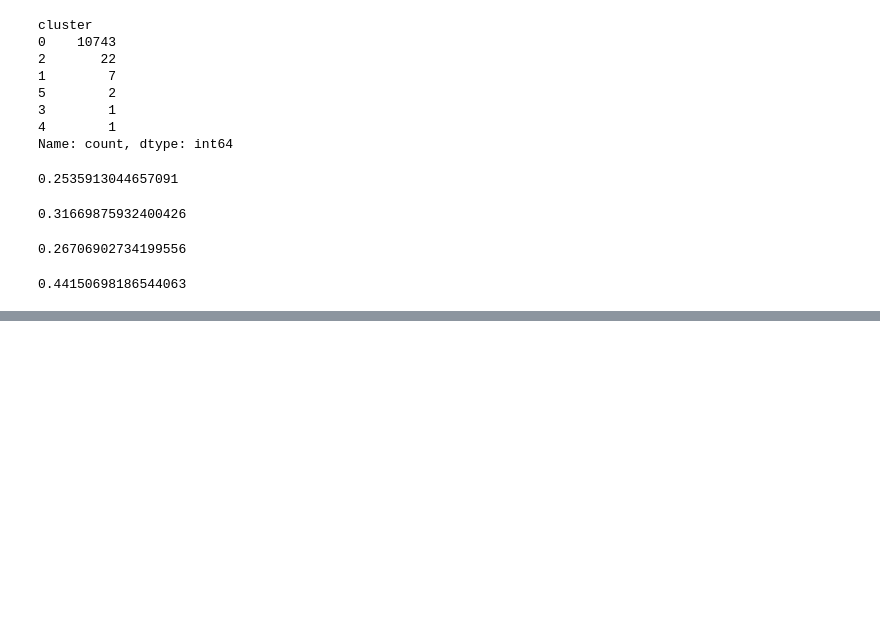
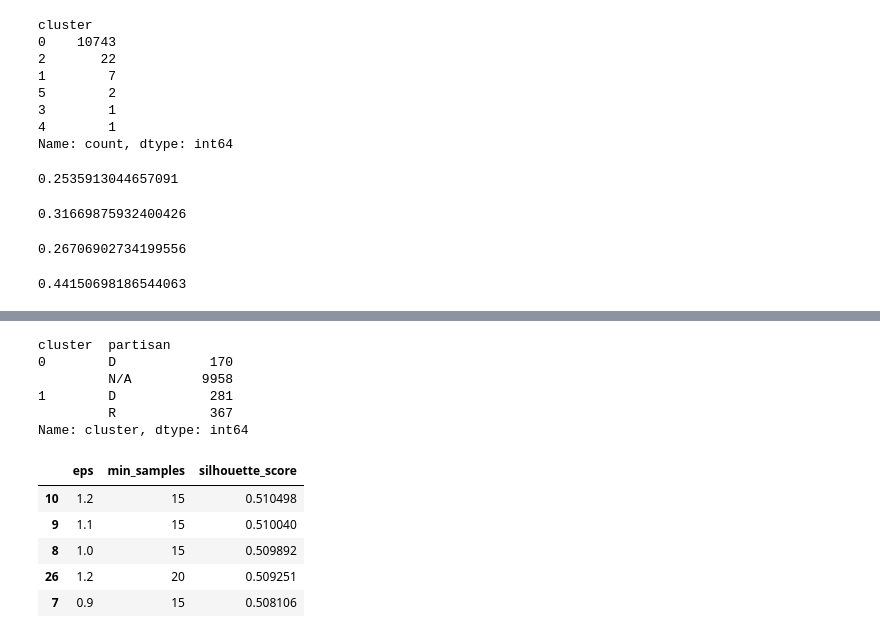
Before and after one commit to vijay-ravuri/poll-accuracy-modeling, a Jupyter notebook: code/clustering.ipynb, the cells around one changed output, grey strips where cells are left out. Drawn from its saved outputs; the diff is of its cells as text; code cells hidden in the pictures; blank space fills up the shorter version.

```diff
--- a/code/clustering.ipynb
+++ b/code/clustering.ipynb
@@ -728,0 +916,55 @@ silhouette_score(hdb_pipe.transform(X), clustered['cluster'])
+# %%
+clustered.groupby(['cluster', 'partisan'])['cluster'].count()
+# %% [output]
+cluster  partisan
+0        D            170
+         N/A         9958
+1        D            281
+         R            367
+Name: cluster, dtype: int64
+# %%
+partisaner = Pipeline(
+    [
+        ('ohe', OneHotEncoder(drop = 'first'))
+    ]
+)
+
+dbscan_pipe = Pipeline(
+    [
+        ('ct', ColumnTransformer(
+            [
+                ('patrisan_ct', partisaner, ['partisan', 'type_simple'])
+            ],
+            remainder = 'passthrough'
+            )
+        ),
+        ('min_max', MinMaxScaler()),
+        ('pca', PCA(n_components = 0.85))
+        #('dbscan', DBSCAN(n_jobs = 4))
+    ]
+).fit(X)
+
+score = []
+try:
+    for min_sample in range(15, 100, 5):
+        for eps in range(2, 18):
+            db = DBSCAN(eps = eps/20, min_samples = min_sample, n_jobs = 4)
+            db.fit(dbscan_pipe.transform(X))
+
+            sil = silhouette_score(dbscan_pipe.transform(X), db.labels_)
+
+            score.append((eps/10, min_sample, sil))
+
+    score_db = pd.DataFrame(score, columns = ['eps', 'min_samples', 'silhouette_score'])
+except ValueError as e:
+    print(min_sample, eps)
+    print(e)
+
+score_db.sort_values(by = ['silhouette_score'], ascending = False).head()
+# %% [output]
+|  | eps | min_samples | silhouette_score |
+| 10 | 1.2 | 15 | 0.510498 |
+| 9 | 1.1 | 15 | 0.510040 |
+| 8 | 1.0 | 15 | 0.509892 |
+| 26 | 1.2 | 20 | 0.509251 |
+| 7 | 0.9 | 15 | 0.508106 |
```
Also changed, not shown: parts of 12 cells of this notebook.
